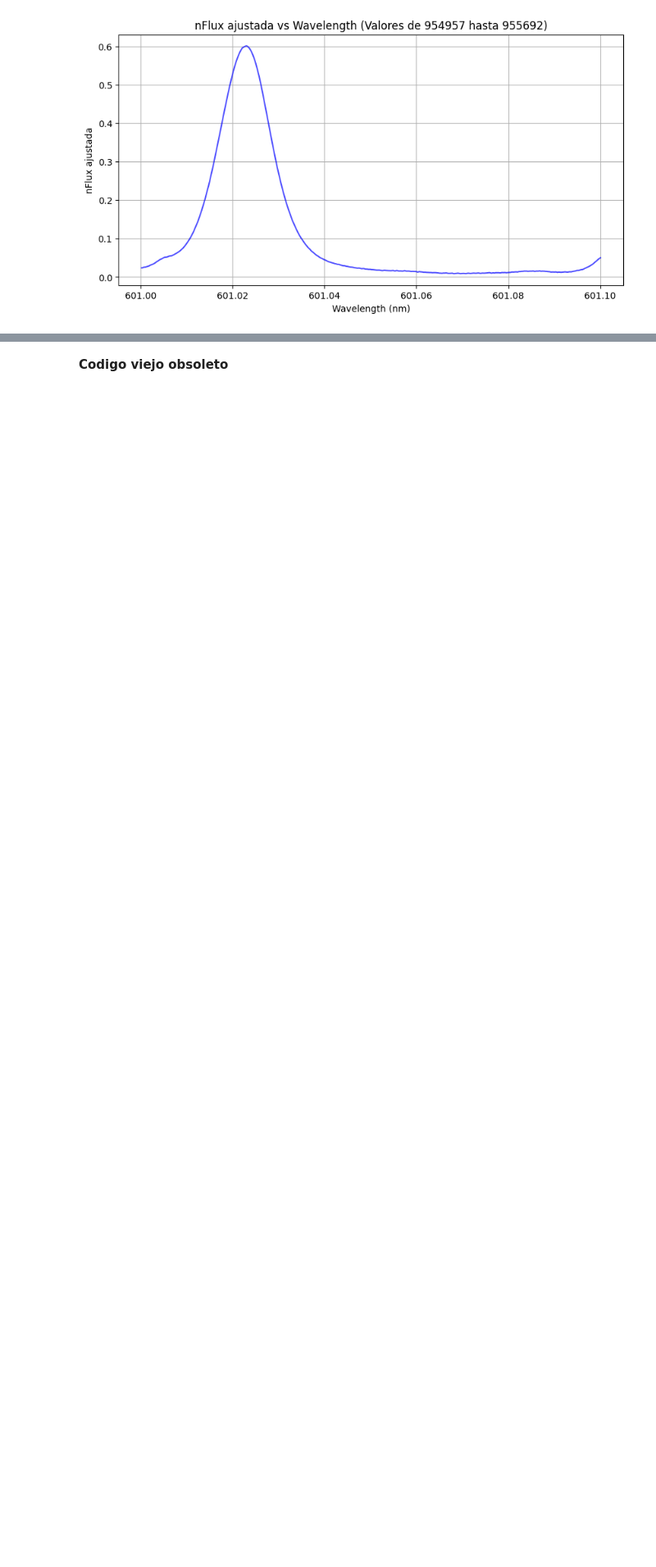
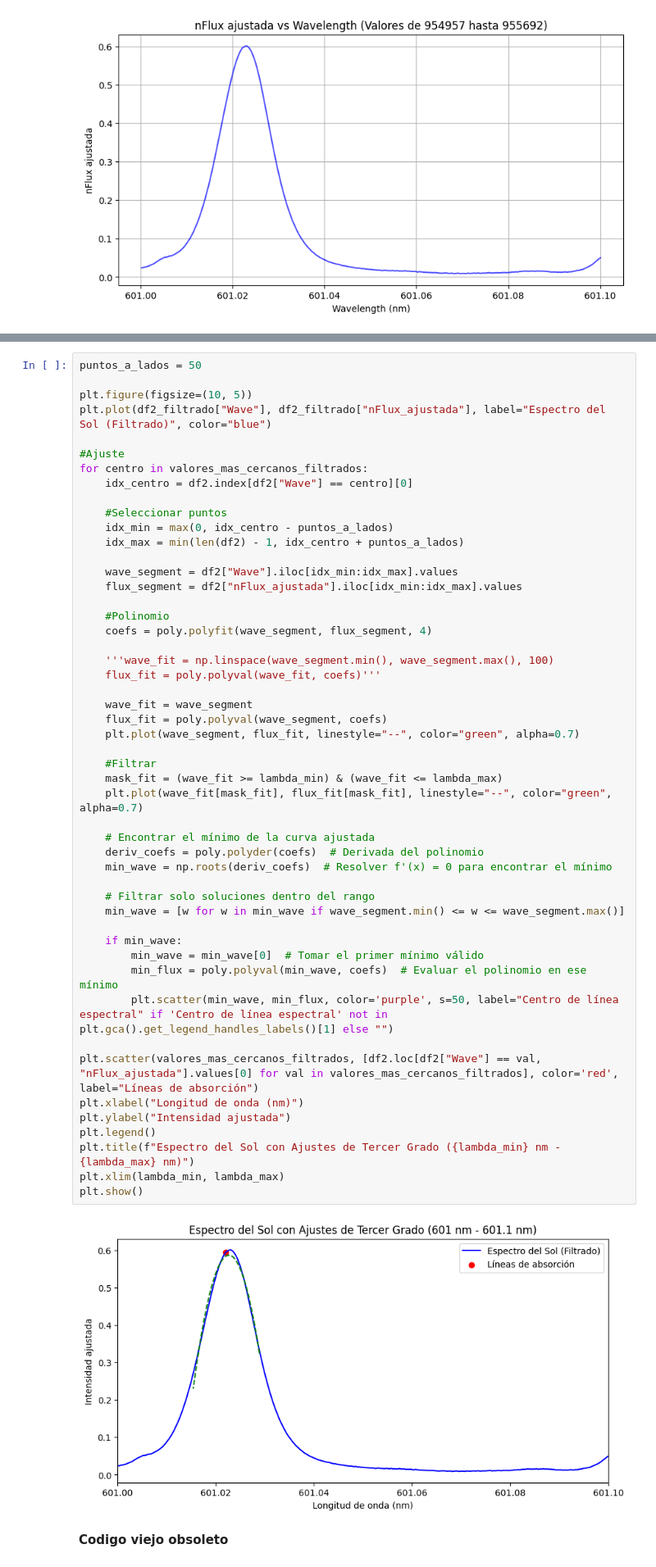
Before and after one commit to EstebanFuentesS/Proyecto-Teorico-202501, a Jupyter notebook: main.ipynb, the cells around one changed output, grey strips where cells are left out. Shown at 82% size. Saved outputs shown, nothing was run; the diff lists cells and outputs as text; blank space fills up the shorter version.

```diff
--- a/main.ipynb
+++ b/main.ipynb
@@ -147,3 +181,55 @@ Name: Wave, Length: 3007459, dtype: float64
+# %%
+puntos_a_lados = 50
+
+plt.figure(figsize=(10, 5))
+plt.plot(df2_filtrado["Wave"], df2_filtrado["nFlux_ajustada"], label="Espectro del Sol (Filtrado)", color="blue")
+
+#Ajuste
+for centro in valores_mas_cercanos_filtrados:
+    idx_centro = df2.index[df2["Wave"] == centro][0]
+
+    #Seleccionar puntos
+    idx_min = max(0, idx_centro - puntos_a_lados)
+    idx_max = min(len(df2) - 1, idx_centro + puntos_a_lados)
+
+    wave_segment = df2["Wave"].iloc[idx_min:idx_max].values
+    flux_segment = df2["nFlux_ajustada"].iloc[idx_min:idx_max].values
+
+    #Polinomio
+    coefs = poly.polyfit(wave_segment, flux_segment, 4)
+
+    '''wave_fit = np.linspace(wave_segment.min(), wave_segment.max(), 100)
+    flux_fit = poly.polyval(wave_fit, coefs)'''
+
+    wave_fit = wave_segment
+    flux_fit = poly.polyval(wave_segment, coefs)
+    plt.plot(wave_segment, flux_fit, linestyle="--", color="green", alpha=0.7)
+
+    #Filtrar
+    mask_fit = (wave_fit >= lambda_min) & (wave_fit <= lambda_max)
+    plt.plot(wave_fit[mask_fit], flux_fit[mask_fit], linestyle="--", color="green", alpha=0.7)
+
+    # Encontrar el mínimo de la curva ajustada
+    deriv_coefs = poly.polyder(coefs)  # Derivada del polinomio
+    min_wave = np.roots(deriv_coefs)  # Resolver f'(x) = 0 para encontrar el mínimo
+
+    # Filtrar solo soluciones dentro del rango
+    min_wave = [w for w in min_wave if wave_segment.min() <= w <= wave_segment.max()]
+
+    if min_wave:
+        min_wave = min_wave[0]  # Tomar el primer mínimo válido
+        min_flux = poly.polyval(min_wave, coefs)  # Evaluar el polinomio en ese mínimo
+        plt.scatter(min_wave, min_flux, color='purple', s=50, label="Centro de línea espectral" if 'Centro de línea espectral' not in plt.gca().get_legend_handles_labels()[1] else "")
+
+plt.scatter(valores_mas_cercanos_filtrados, [df2.loc[df2["Wave"] == val, "nFlux_ajustada"].values[0] for val in valores_mas_cercanos_filtrados], color='red', label="Líneas de absorción")
+plt.xlabel("Longitud de onda (nm)")
+plt.ylabel("Intensidad ajustada")
+plt.legend()
+plt.title(f"Espectro del Sol con Ajustes de Tercer Grado ({lambda_min} nm - {lambda_max} nm)")
+plt.xlim(lambda_min, lambda_max)
+plt.show()
+# %% [output]
+[figure, added]
 # %% [markdown]
 **Codigo viejo obsoleto**
 # %%
```
Also changed, not shown: parts of 6 cells of this notebook.
